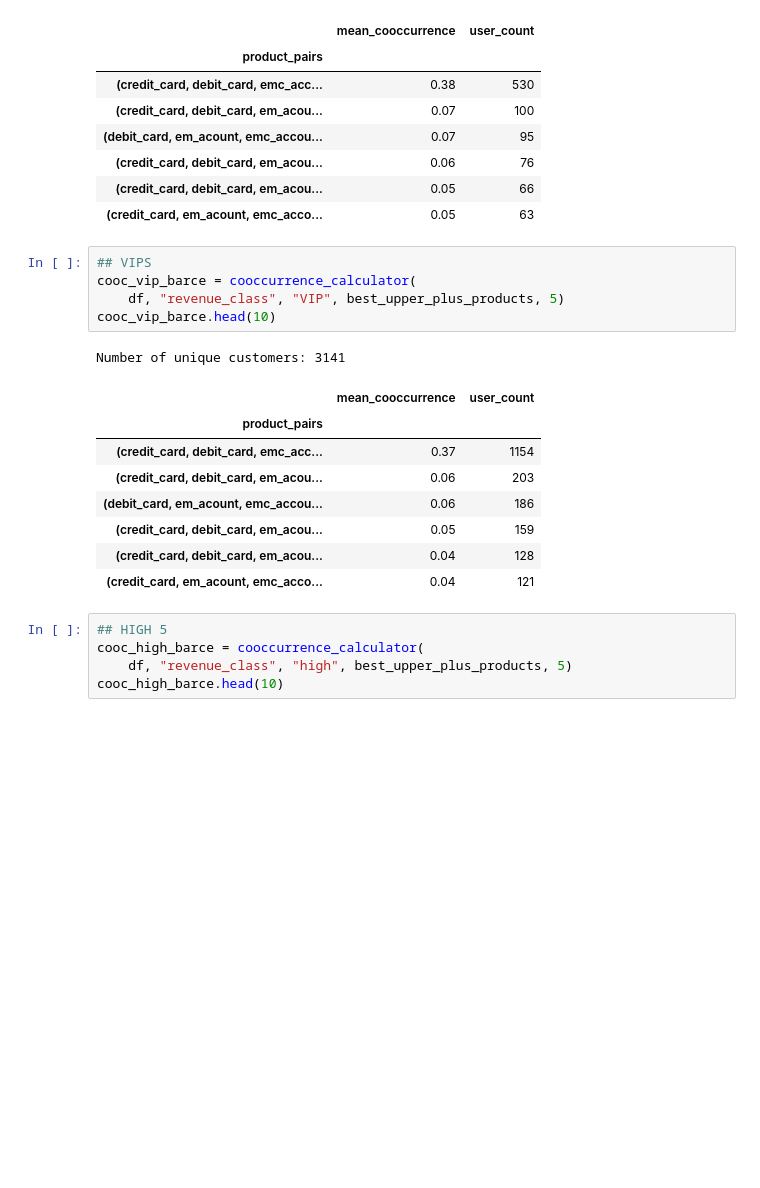
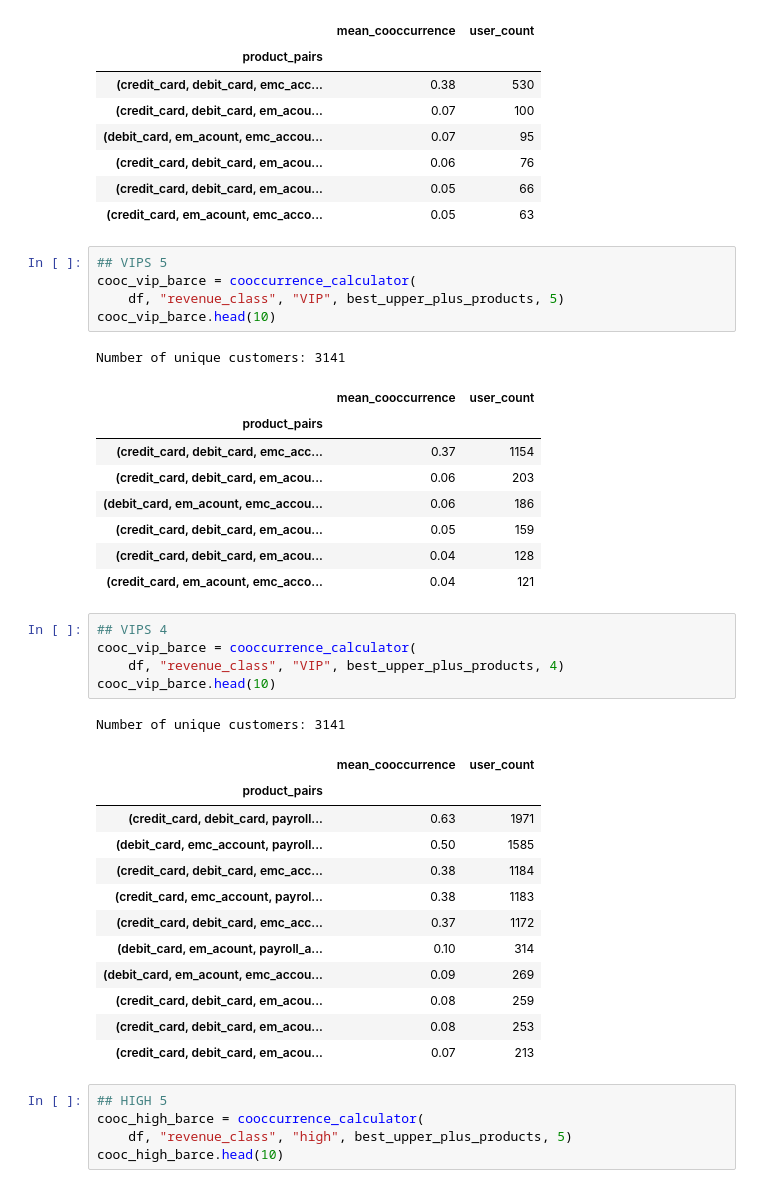
Before and after one commit to aggarcia1996/final_project_adjt, a Jupyter notebook: Analysis/manual_model.ipynb, the cells around one changed output. Cells and saved outputs as stored; diff of their text form; blank space fills up the shorter version.

```diff
--- a/Analysis/manual_model.ipynb
+++ b/Analysis/manual_model.ipynb
@@ -374,7 +332,7 @@ Number of unique customers: 1377
 | (credit_card, debit_card, em_acou... | 0.05 | 66 |
 | (credit_card, em_acount, emc_acco... | 0.05 | 63 |
 # %%
-## VIPS
+## VIPS 5
 cooc_vip_barce = cooccurrence_calculator(
     df, "revenue_class", "VIP", best_upper_plus_products, 5)
 cooc_vip_barce.head(10)
@@ -388,6 +346,25 @@ Number of unique customers: 3141
 | (credit_card, debit_card, em_acou... | 0.05 | 159 |
 | (credit_card, debit_card, em_acou... | 0.04 | 128 |
 | (credit_card, em_acount, emc_acco... | 0.04 | 121 |
+# %%
+## VIPS 4
+cooc_vip_barce = cooccurrence_calculator(
+    df, "revenue_class", "VIP", best_upper_plus_products, 4)
+cooc_vip_barce.head(10)
+# %% [output]
+Number of unique customers: 3141
+|  | mean_cooccurrence | user_count |
+| product_pairs |  |  |
+| (credit_card, debit_card, payroll... | 0.63 | 1971 |
+| (debit_card, emc_account, payroll... | 0.50 | 1585 |
+| (credit_card, debit_card, emc_acc... | 0.38 | 1184 |
+| (credit_card, emc_account, payrol... | 0.38 | 1183 |
+| (credit_card, debit_card, emc_acc... | 0.37 | 1172 |
+| (debit_card, em_acount, payroll_a... | 0.10 | 314 |
+| (debit_card, em_acount, emc_accou... | 0.09 | 269 |
+| (credit_card, debit_card, em_acou... | 0.08 | 259 |
+| (credit_card, debit_card, em_acou... | 0.08 | 253 |
+| (credit_card, debit_card, em_acou... | 0.07 | 213 |
 # %%
 ## HIGH 5
 cooc_high_barce = cooccurrence_calculator(
```
Also changed, not shown: parts of 6 cells of this notebook.
